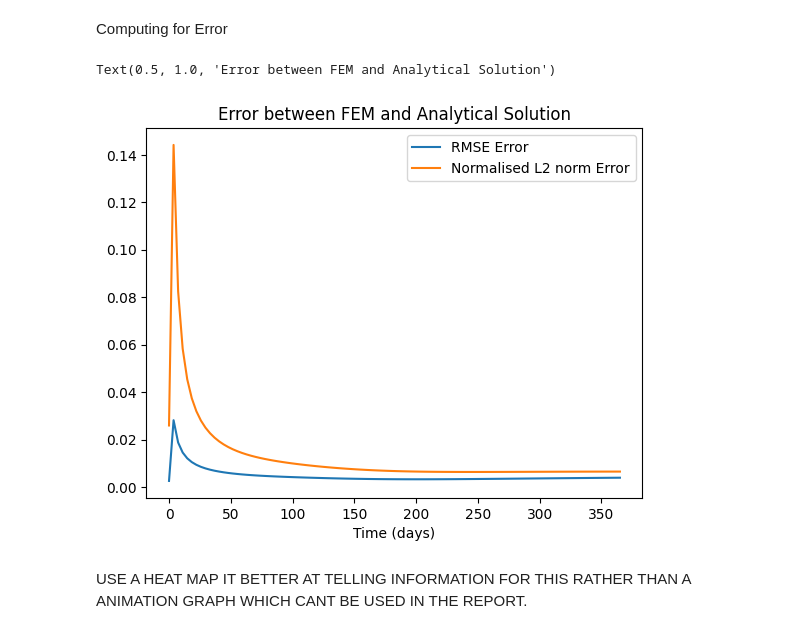
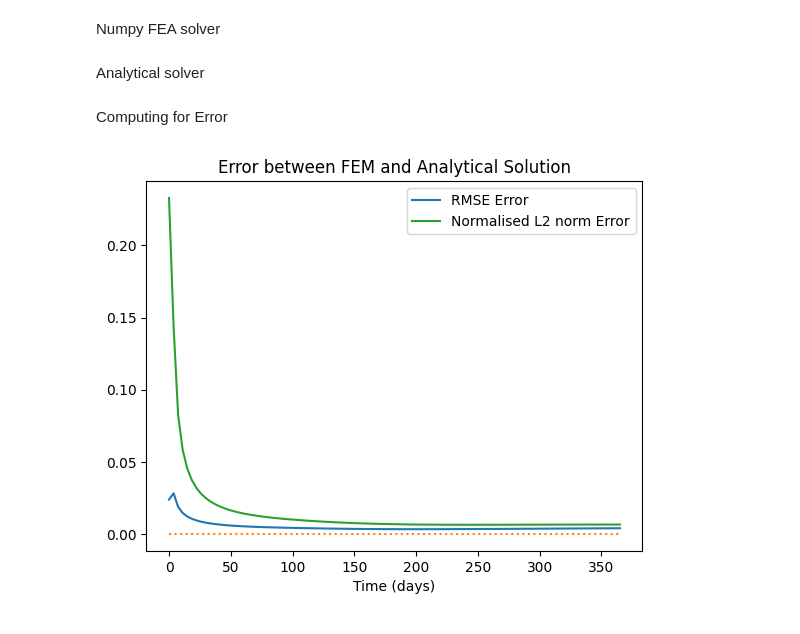
Before and after one commit to monkeybeastking/Geotechnical-Consolidation-FEM, a Jupyter notebook: docs/1D_Comparative_analysis.ipynb, the cells around one changed output. Saved outputs shown, nothing was run; the diff lists cells and outputs as text; code cells hidden in the pictures.

```diff
--- a/docs/1D_Comparative_analysis.ipynb
+++ b/docs/1D_Comparative_analysis.ipynb
@@ -13,18 +52,5 @@ First lets plot the FEM model for terazaghi and also create a df for this data w
-# %%
-H = 5
-num = 100
-nodes = num + 1
-P = 100 # stress applied
-Tx = 60*60*24*365 # seconds to a year Please keeps this within days
-time_step = 100
-dt = Tx / time_step
-Cv = 2e-7 # m^2/s (coefficient of consolidation)
-Mv = 5e-4 # 1/kPa  (or m^2/kN)
-
-time_factor = (Cv * dt) / H**2
-
-# n terms for analitical solution
-N_terms = 1000
+# %% [markdown]
+Numpy FEA solver
 # %%
 
 def create_local(Cv, Z):
@@ -124,6 +150,8 @@ data = solve_timestep(GMe, B, U0, time_step, nodes)
 cdata = 1 - (data / P)
 
 fem_cdata = pd.DataFrame(cdata, columns = Z, index = np.arange(0, time_step))
+# %% [markdown]
+Analytical solver
 # %%
 def terzaghi(H, Tx, time_step, nodes, Cv):
     Z = np.linspace(0, H, nodes)
@@ -155,28 +183,22 @@ Computing for Error
 # %%
 # assumes that the t and z for both data is identical in which it is
 error = fem_cdata - Analytical_cdata
-
-
 #RMSE error per time step
 RMSE = np.sqrt((error**2).mean(axis = 1))
-
 # Normalised L2 norm error
 num = (error**2).sum(axis = 1)
 den = (Analytical_cdata**2).sum(axis = 1)
-
-E_L2 = np.sqrt(num / den)
-E_L2
-
+E_L2 = np.sqrt(num / (den+ 1e-12))
 time = np.linspace(0, (Tx/(60*60*24)), time_step)
 
+# plotting err
 plt.figure()
 plt.plot(time, RMSE, label = "RMSE Error")
+plt.plot([0,np.max(time)],[0,0], linestyle ="dotted")  # Please change for capture of map
 plt.plot(time, E_L2, label = "Normalised L2 norm Error")
 plt.xlabel("Time (days)")
 plt.legend()
 plt.title("Error between FEM and Analytical Solution")
+plt.show()
 # %% [output]
-Text(0.5, 1.0, 'Error between FEM and Analytical Solution')
-[figure, old version]
+[figure, new version]
-# %% [markdown]
-USE A HEAT MAP IT BETTER AT TELLING INFORMATION FOR THIS RATHER THAN A ANIMATION GRAPH WHICH CANT BE USED IN THE REPORT.
```
Also changed, not shown: parts of 7 cells of this notebook.
